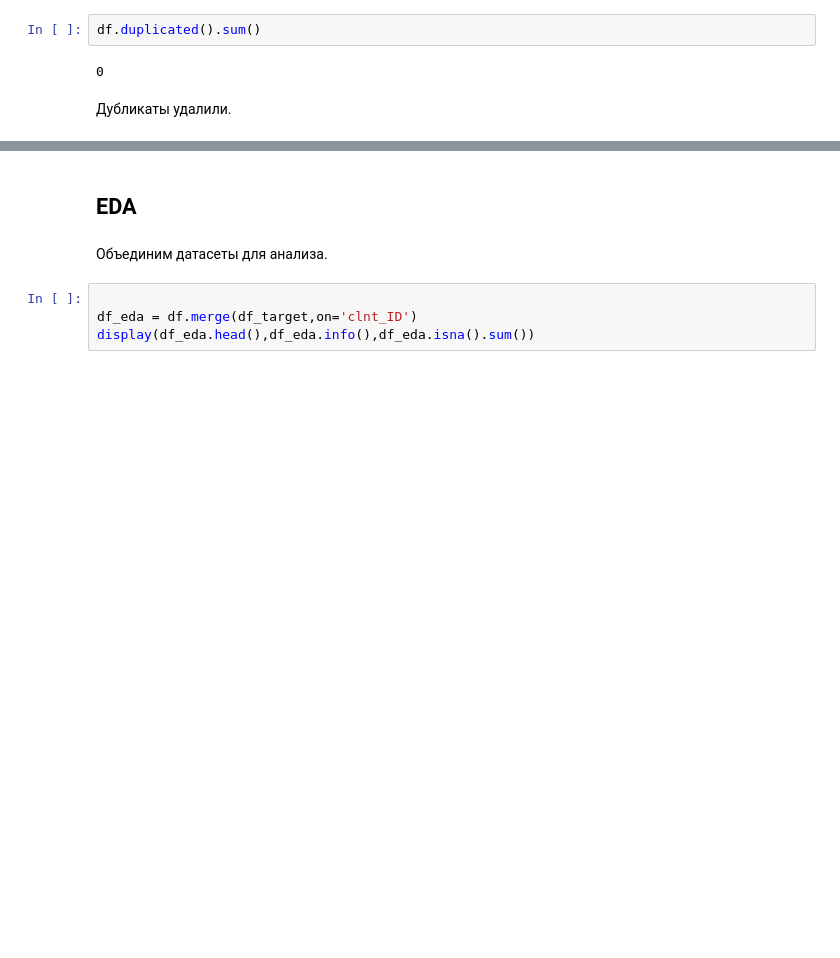
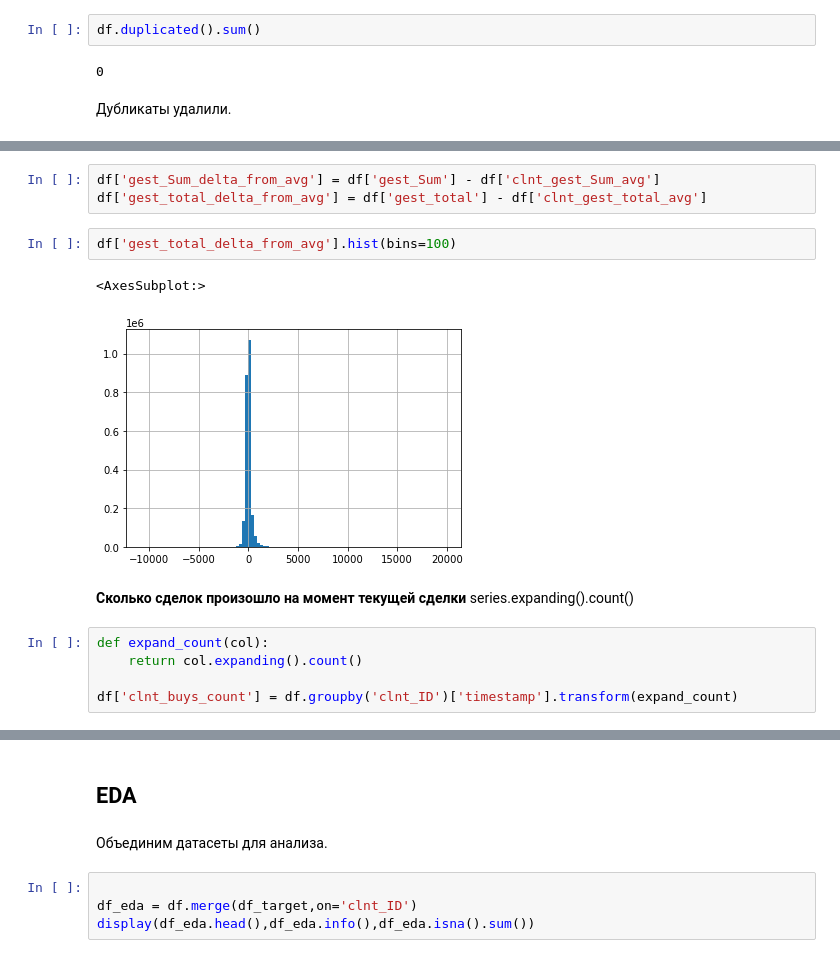
Before and after one commit to snakerzr/cupcake_churn_prediction, a Jupyter notebook: notebook.ipynb, the cells around one changed output, grey strips where cells are left out. Drawn from its saved outputs; the diff is of its cells as text; blank space fills up the shorter version.

```diff
--- a/notebook.ipynb
+++ b/notebook.ipynb
@@ -113,0 +274,16 @@ df.duplicated().sum()
+# %%
+df['gest_Sum_delta_from_avg'] = df['gest_Sum'] - df['clnt_gest_Sum_avg']
+df['gest_total_delta_from_avg'] = df['gest_total'] - df['clnt_gest_total_avg']
+# %%
+df['gest_total_delta_from_avg'].hist(bins=100)
+# %% [output]
+<AxesSubplot:>
+[figure, added]
+# %% [markdown]
+**Сколько сделок произошло на момент текущей сделки**
+series.expanding().count()
+# %%
+def expand_count(col):
+    return col.expanding().count()
+
+df['clnt_buys_count'] = df.groupby('clnt_ID')['timestamp'].transform(expand_count)
```
Also changed, not shown: parts of 30 cells of this notebook.
